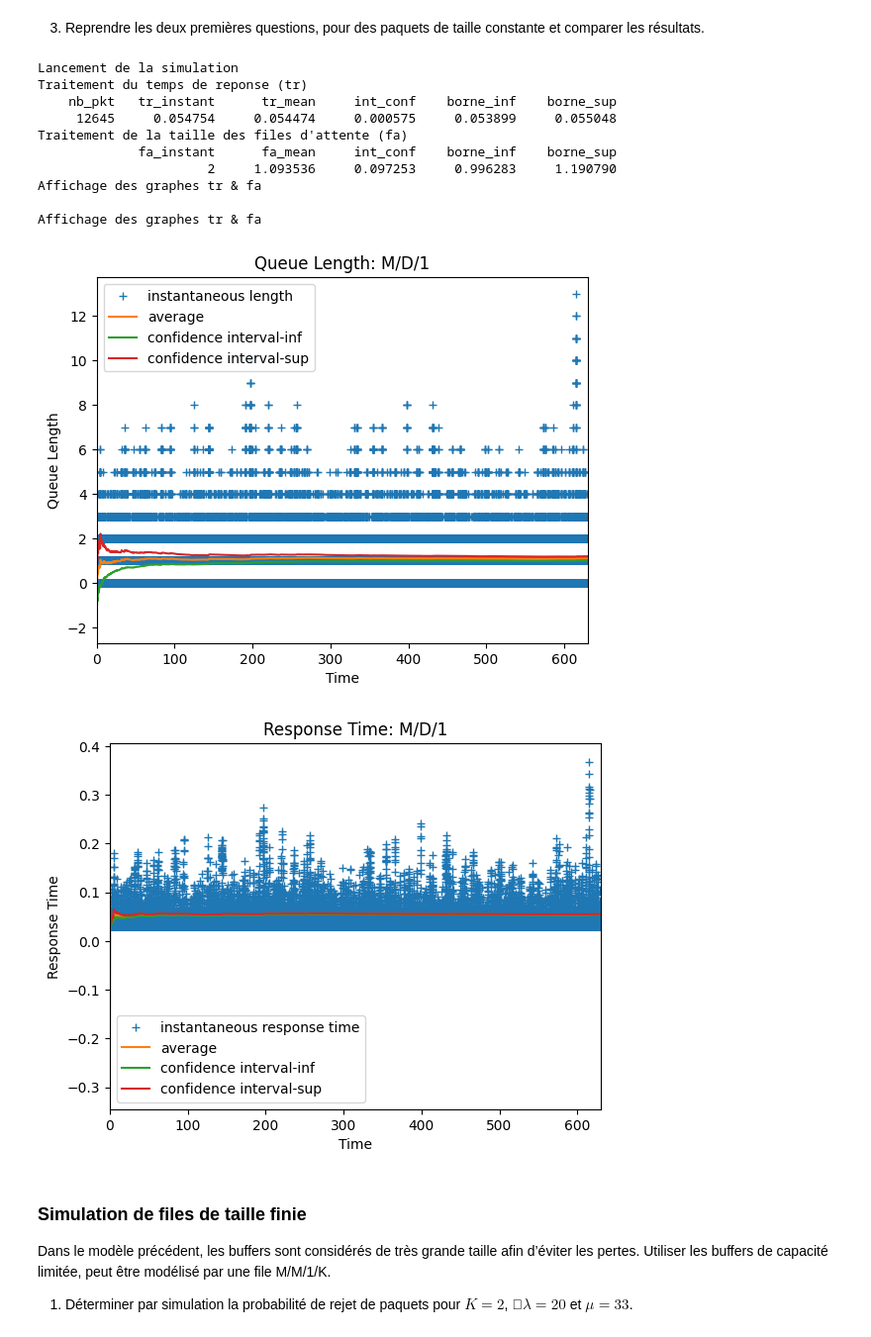
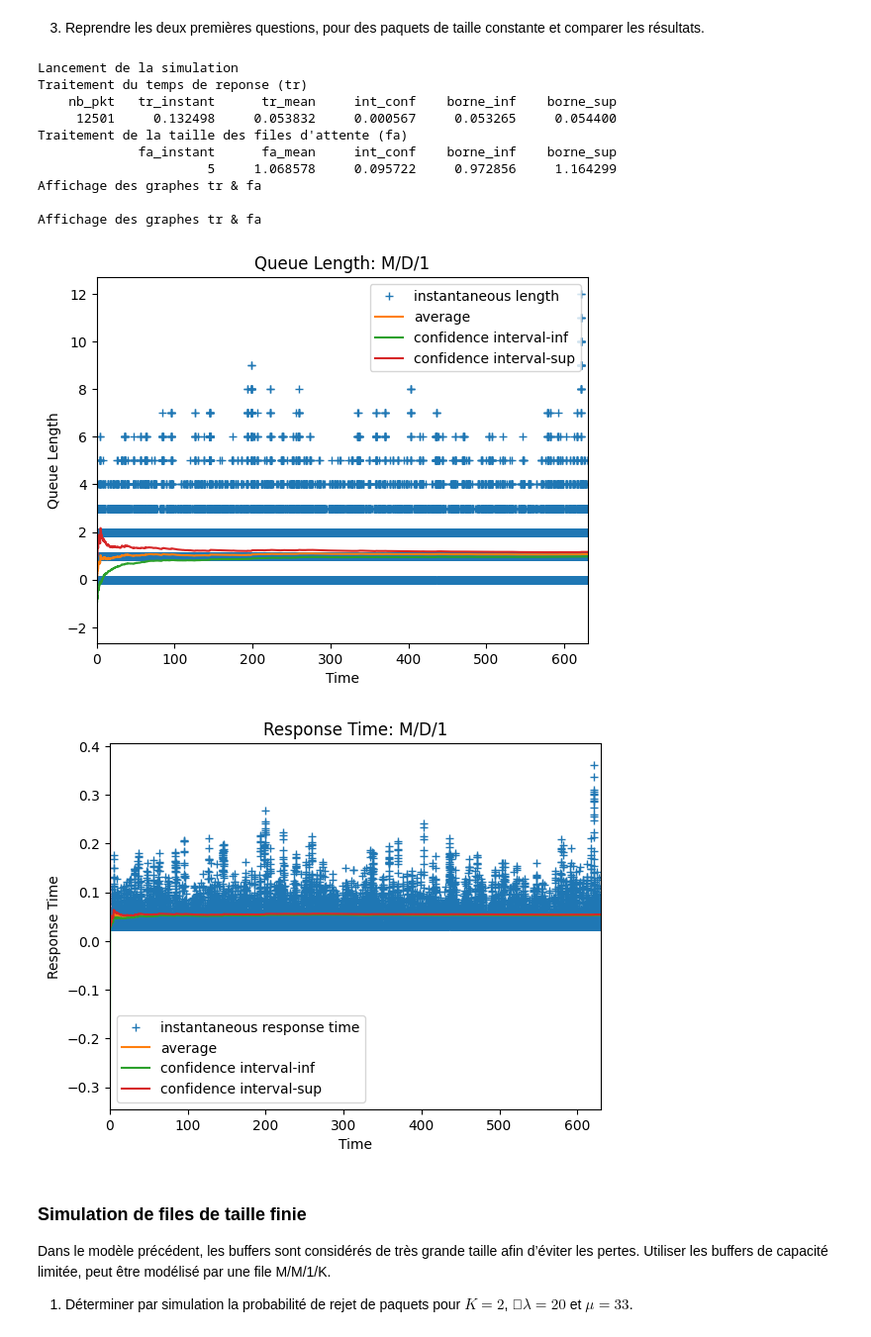
Before and after one commit to learen-7/ENSEEIHT, a Jupyter notebook: 2A/Semestre_8/simu_reseau/TP1/TP1.ipynb, the cells around one changed output. Shown at 99% size. Drawn from its saved outputs; the diff is of its cells as text; code cells hidden in the pictures.

Commit message:
image simu_reseau_TP1

```diff
--- a/2A/Semestre_8/simu_reseau/TP1/TP1.ipynb
+++ b/2A/Semestre_8/simu_reseau/TP1/TP1.ipynb
@@ -74,36 +81,36 @@ confiance associés en fonction de la durée de la simulation.
 # %%
 import subprocess
 import os
 from MM1.utils import plot_length, plot_response
 plot = True # True pour afficher les graphes de longueur de file d'attente et de temps de réponse
-lambda_val = 20.0
+lambda_val = 19.8
 mu = 33.0
 duration = 630  # sec
 
 os.chdir(f"{os.getcwd()}/MM1")
 
 md1 = subprocess.run(["sh" , "sim_md1.sh", str(lambda_val), str(mu), str(duration)], capture_output=True, text=True)
 print(md1.stdout)
 
 if (plot):
     print("Affichage des graphes tr & fa")
     plot_length(duration, "Queue Length: M/D/1")
     plot_response(duration, "Response Time: M/D/1")
 
 os.chdir("..")
 # %% [output]
 Lancement de la simulation
 Traitement du temps de reponse (tr)
     nb_pkt   tr_instant      tr_mean     int_conf    borne_inf    borne_sup
-     12645     0.054754     0.054474     0.000575     0.053899     0.055048
+     12501     0.132498     0.053832     0.000567     0.053265     0.054400
 Traitement de la taille des files d'attente (fa)
              fa_instant      fa_mean     int_conf    borne_inf    borne_sup
-                      2     1.093536     0.097253     0.996283     1.190790
+                      5     1.068578     0.095722     0.972856     1.164299
 Affichage des graphes tr & fa
 
 Affichage des graphes tr & fa
-[figure, old version]
+[figure, new version]
-[figure, old version]
+[figure, new version]
 # %% [markdown]
 ### Simulation de files de taille finie
 Dans le modèle précédent, les buffers sont considérés de très grande taille afin d’éviter les pertes.
```
Also changed, not shown: parts of 3 cells of this notebook, 45 other files.
